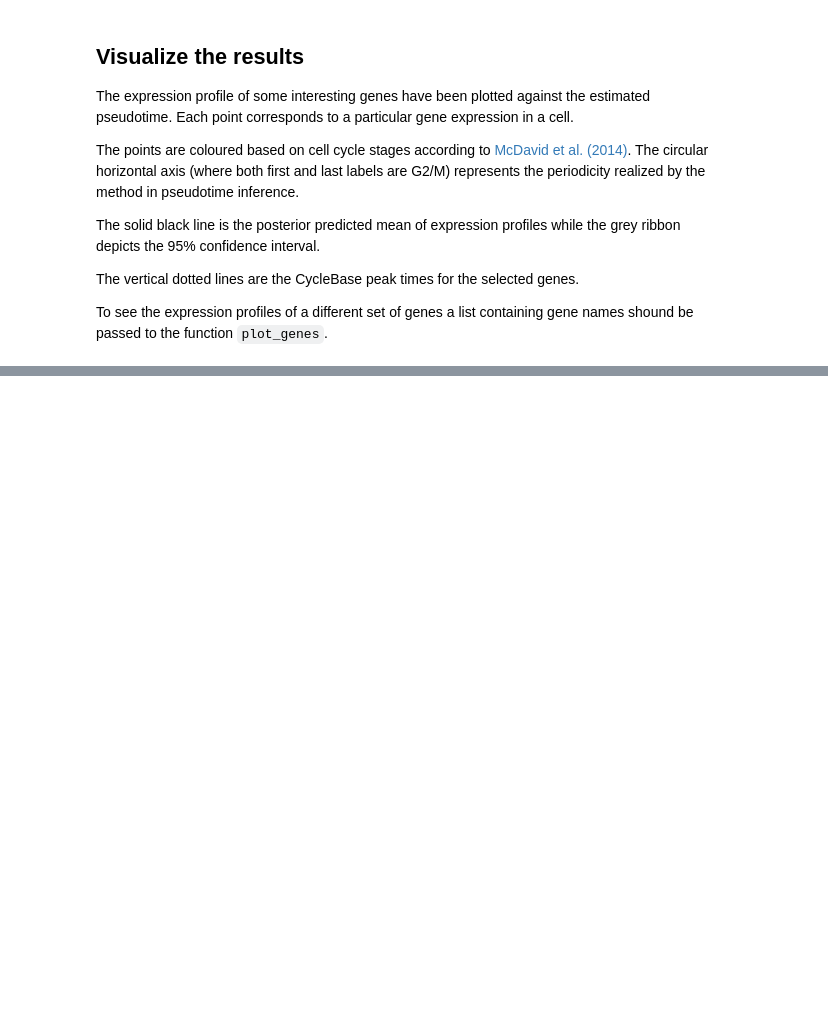
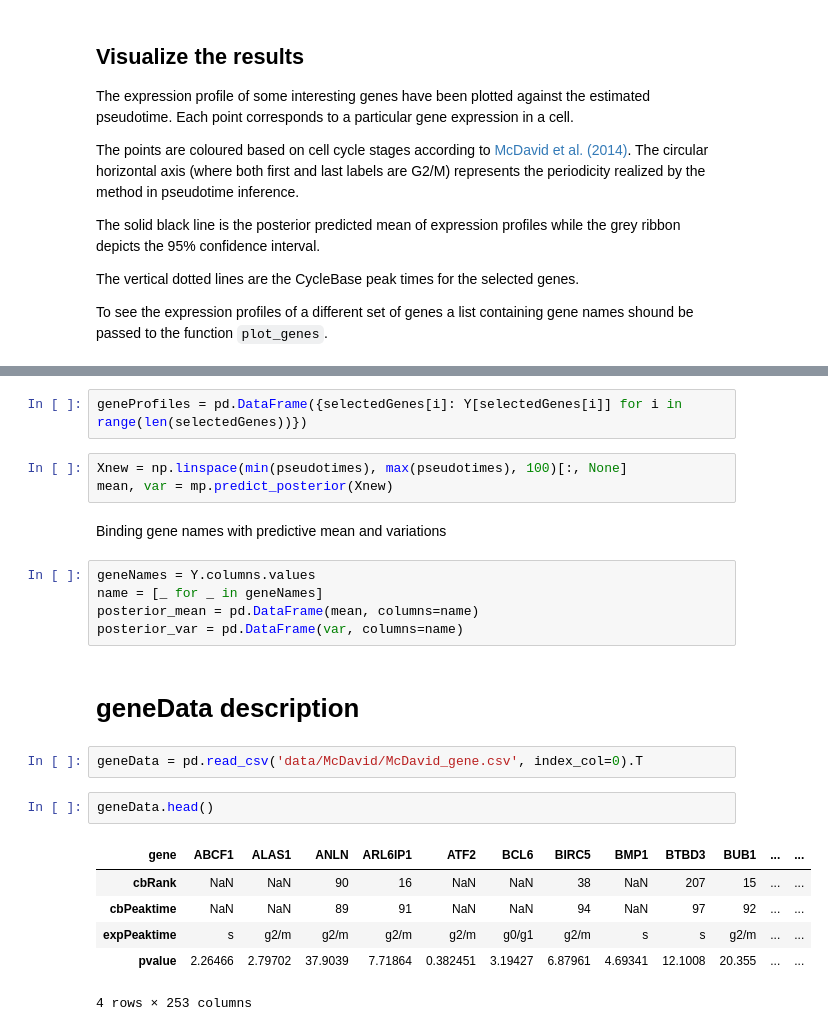
Before and after one commit to ManchesterBioinference/GrandPrix, a Jupyter notebook: McDavid.ipynb, the cells around one changed output, grey strips where cells are left out. Drawn from its saved outputs; the diff is of its cells as text; blank space fills up the shorter version.

```diff
--- a/McDavid.ipynb
+++ b/McDavid.ipynb
@@ -73,0 +108,25 @@ To see the expression profiles of a different set of genes a list containing gen
+# %%
+geneProfiles = pd.DataFrame({selectedGenes[i]: Y[selectedGenes[i]] for i in range(len(selectedGenes))})
+# %%
+Xnew = np.linspace(min(pseudotimes), max(pseudotimes), 100)[:, None]
+mean, var = mp.predict_posterior(Xnew)
+# %% [markdown]
+Binding gene names with predictive mean and variations
+# %%
+geneNames = Y.columns.values
+name = [_ for _ in geneNames]
+posterior_mean = pd.DataFrame(mean, columns=name)
+posterior_var = pd.DataFrame(var, columns=name)
+# %% [markdown]
+# geneData description
+# %%
+geneData = pd.read_csv('data/McDavid/McDavid_gene.csv', index_col=0).T
+# %%
+geneData.head()
+# %% [output]
+| gene | ABCF1 | ALAS1 | ANLN | ARL6IP1 | ATF2 | BCL6 | BIRC5 | BMP1 | BTBD3 | BUB1 | ... | ... |
+| cbRank | NaN | NaN | 90 | 16 | NaN | NaN | 38 | NaN | 207 | 15 | ... | ... |
+| cbPeaktime | NaN | NaN | 89 | 91 | NaN | NaN | 94 | NaN | 97 | 92 | ... | ... |
+| expPeaktime | s | g2/m | g2/m | g2/m | g2/m | g0/g1 | g2/m | s | s | g2/m | ... | ... |
+| pvalue | 2.26466 | 2.79702 | 37.9039 | 7.71864 | 0.382451 | 3.19427 | 6.87961 | 4.69341 | 12.1008 | 20.355 | ... | ... |
+4 rows × 253 columns
```
Also changed, not shown: parts of 11 cells of this notebook, 4 other files.
